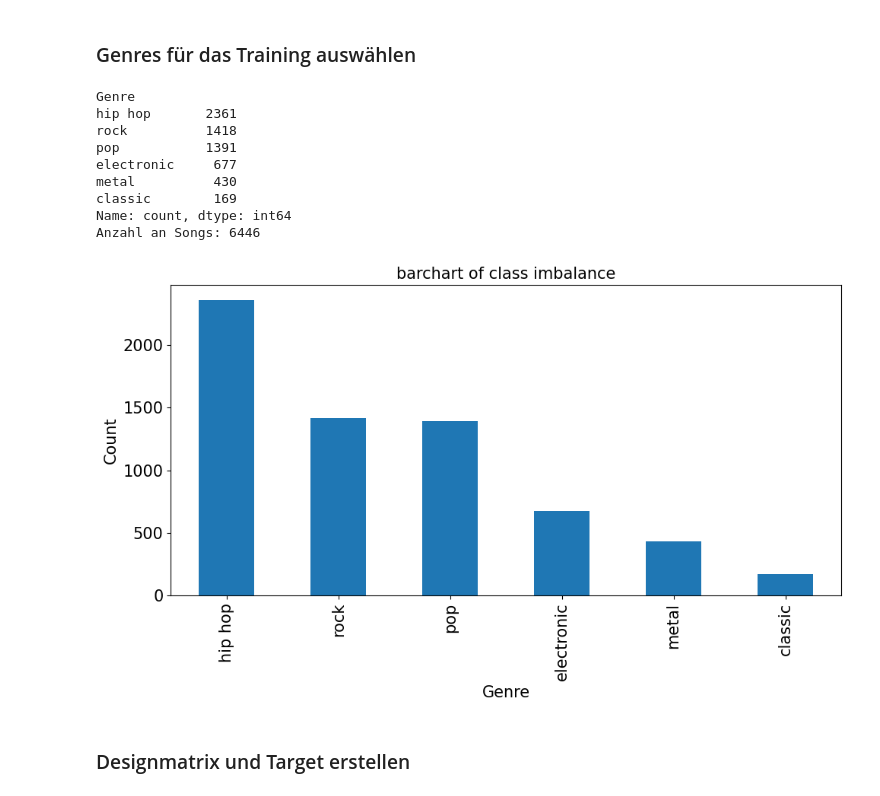
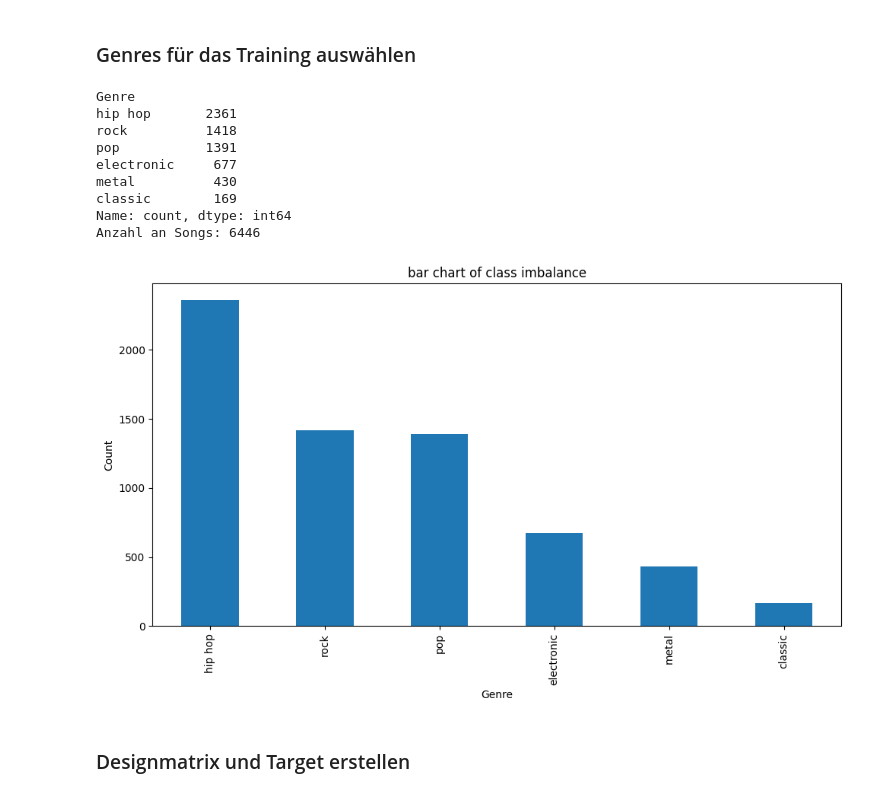
Before and after one commit to Henry-Kr15/TheGenreFactor, a Jupyter notebook: scripts/NN_final.ipynb, the cells around one changed output. Saved outputs shown, nothing was run; the diff lists cells and outputs as text; code cells hidden in the pictures.

```diff
--- a/scripts/NN_final.ipynb
+++ b/scripts/NN_final.ipynb
@@ -28,30 +31,29 @@ df = df[df['Genre'].isin(genres_to_keep)]
 # %%
 import matplotlib.pyplot as plt
 
 # Anzahl der Einträge pro Genre
 genre_counts = df['Genre'].value_counts()
 print(genre_counts)
 # Histogramm erstellen
 plt.figure(figsize=(10, 6))
 genre_counts.plot(kind='bar')
-plt.xlabel('Genre', fontsize=15)
-plt.ylabel('Count', fontsize=15)
-plt.title('barchart of class imbalance', fontsize=15)
-plt.tick_params(axis='both', which='major', labelsize=15)
+plt.xlabel('Genre')
+plt.ylabel('Count')
+plt.title('bar chart of class imbalance')
 plt.tight_layout()
 plt.savefig('../figures/genre_hist.pdf')
 print(f"Anzahl an Songs: {df.shape[0]}")
 # %% [output]
 Genre
 hip hop       2361
 rock          1418
 pop           1391
 electronic     677
 metal          430
 classic        169
 Name: count, dtype: int64
 Anzahl an Songs: 6446
-[figure, old version]
+[figure, new version]
 # %% [markdown]
 ### Designmatrix und Target erstellen
 # %%
```
Also changed, not shown: parts of 9 cells of this notebook, 2 other files.
